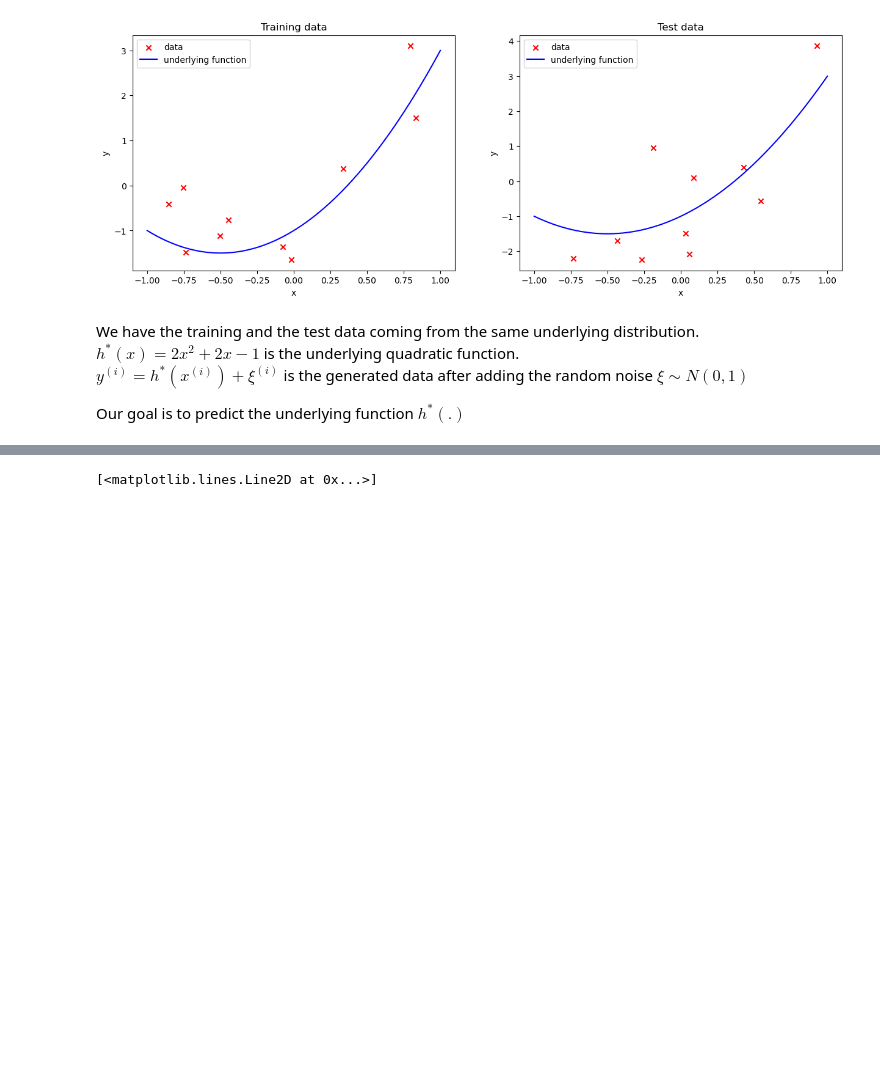
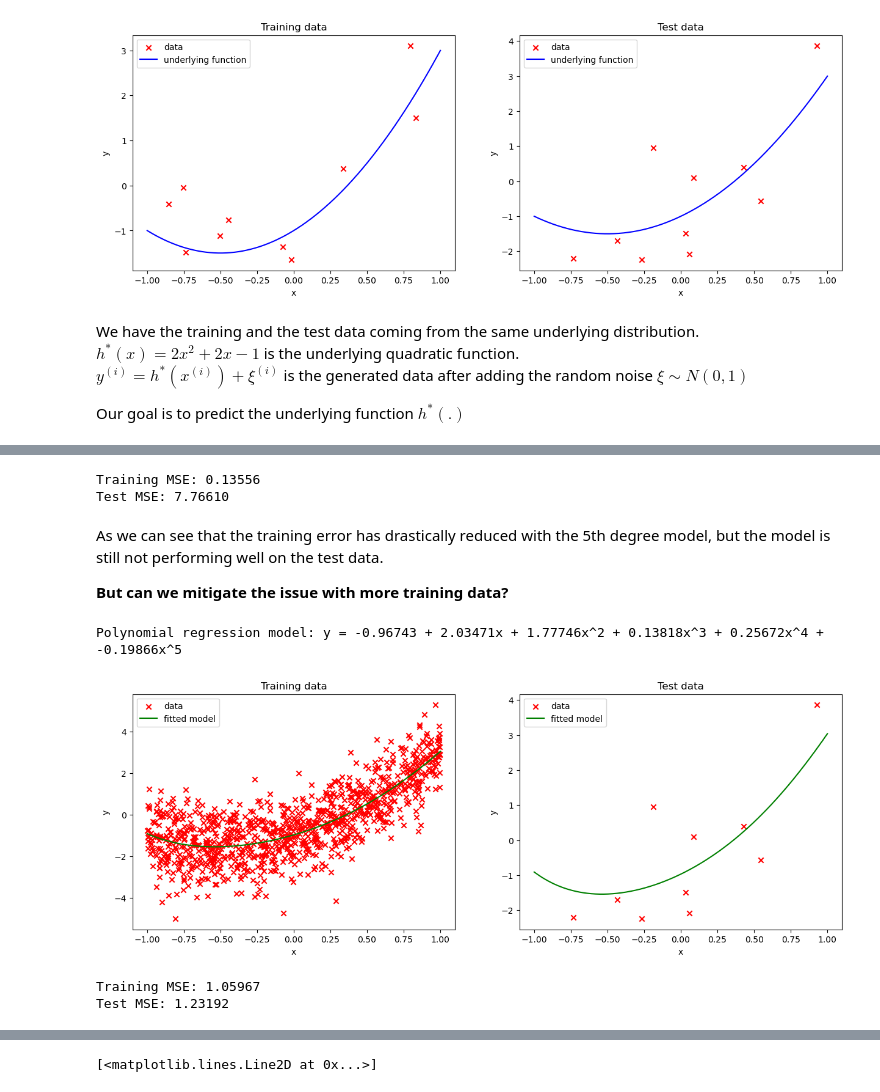
Before and after one commit to AshishSinha5/course_notes, a Jupyter notebook: cs229/chapter_8.ipynb, the cells around one changed output, grey strips where cells are left out. Drawn from its saved outputs; the diff is of its cells as text; code cells hidden in the pictures; blank space fills up the shorter version.

```diff
--- a/cs229/chapter_8.ipynb
+++ b/cs229/chapter_8.ipynb
@@ -82,0 +167,66 @@ Our goal is to predict the underlying function $h^{*}(.)$
+# %%
+# claculate the mean squared error for the training and test data
+from sklearn.metrics import mean_squared_error
+
+train_mse = mean_squared_error(train_y, model.predict(poly.transform(train_x)))
+test_mse = mean_squared_error(test_y, model.predict(poly.transform(test_x)))
+
+print('Training MSE: {:.5f}'.format(train_mse))
+print('Test MSE: {:.5f}'.format(test_mse))
+# %% [output]
+Training MSE: 0.13556
+Test MSE: 7.76610
+# %% [markdown]
+As we can see that the training error has drastically reduced with the 5th degree model, but the model is still not performing well on the test data.
+
+**But can we mitigate the issue with more training data?**
+# %%
+# fit a polynomial regression model
+from sklearn.preprocessing import PolynomialFeatures
+
+poly = PolynomialFeatures(degree = 5)
+NUM_SAMPLES_TRAIN = 1000
+
+train_x_bigger_sample, train_y_bigger_sample = generate_data(NUM_SAMPLES_TRAIN)
+
+train_x_poly = poly.fit_transform(train_x_bigger_sample)
+
+model = LinearRegression()
+model.fit(train_x_poly, train_y_bigger_sample)
+
+print('Polynomial regression model: y = {:.5f} + {:.5f}x + {:.5f}x^2 + {:.5f}x^3 + {:.5f}x^4 + {:.5f}x^5'.format(model.intercept_[0], model.coef_[0][1], model.coef_[0][2], model.coef_[0][3], model.coef_[0][4], model.coef_[0][5]))
+
+# plot the fitted model
+fig, ax = plt.subplots(1, 2, figsize = (15, 5))
+ax[0].scatter(train_x_bigger_sample, train_y_bigger_sample, marker = 'x', color = 'r', label = 'data')
+ax[0].plot(np.linspace(MIN_X, MAX_X, 1000), model.predict(poly.transform(np.linspace(MIN_X, MAX_X, 1000).reshape(-1, 1))), color = 'g', label = 'fitted model')
+
+ax[0].set_title('Training data')
+ax[0].set_xlabel('x')
+ax[0].set_ylabel('y')
+ax[0].legend()
+
+ax[1].scatter(test_x, test_y, marker = 'x', color = 'r', label = 'data')
+ax[1].plot(np.linspace(MIN_X, MAX_X, 1000), model.predict(poly.transform(np.linspace(MIN_X, MAX_X, 1000).reshape(-1, 1))), color = 'g', label = 'fitted model')
+
+ax[1].set_title('Test data')
+ax[1].set_xlabel('x')
+ax[1].set_ylabel('y')
+ax[1].legend()
+
+plt.show()
+# %% [output]
+Polynomial regression model: y = -0.96743 + 2.03471x + 1.77746x^2 + 0.13818x^3 + 0.25672x^4 + -0.19866x^5
+[figure, added]
+# %%
+# claculate the mean squared error for the training and test data
+from sklearn.metrics import mean_squared_error
+
+train_mse = mean_squared_error(train_y_bigger_sample, model.predict(poly.transform(train_x_bigger_sample)))
+test_mse = mean_squared_error(test_y, model.predict(poly.transform(test_x)))
+
+print('Training MSE: {:.5f}'.format(train_mse))
+print('Test MSE: {:.5f}'.format(test_mse))
+# %% [output]
+Training MSE: 1.05967
+Test MSE: 1.23192
```
Also changed, not shown: parts of 9 cells of this notebook.
